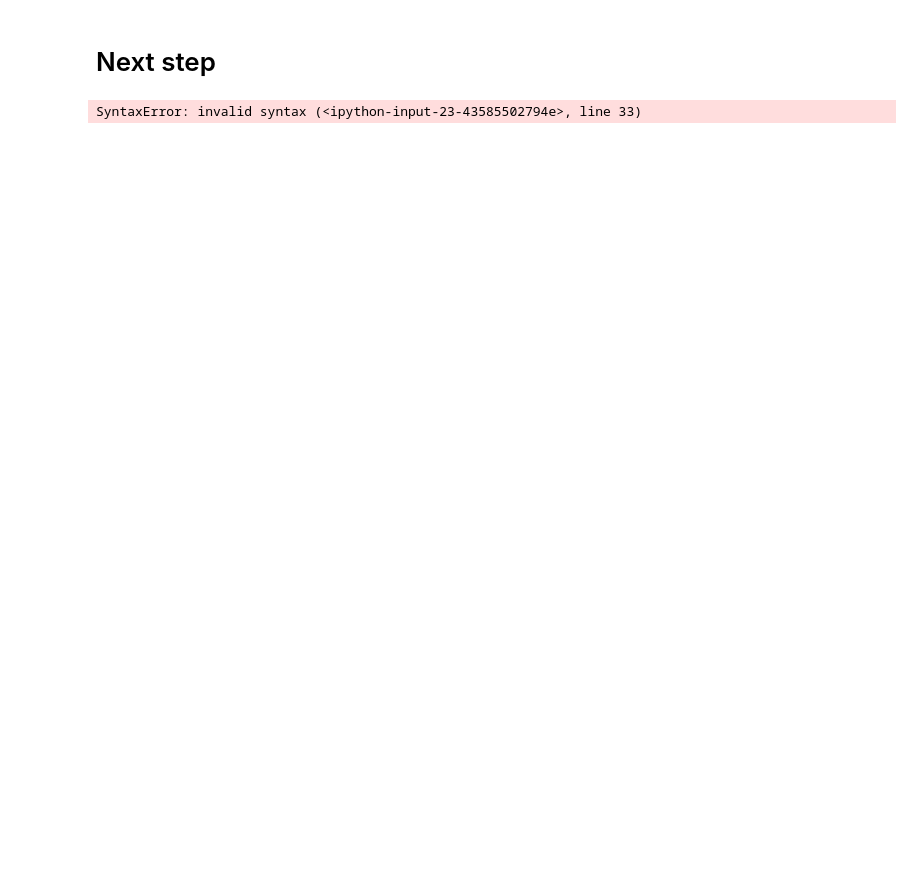
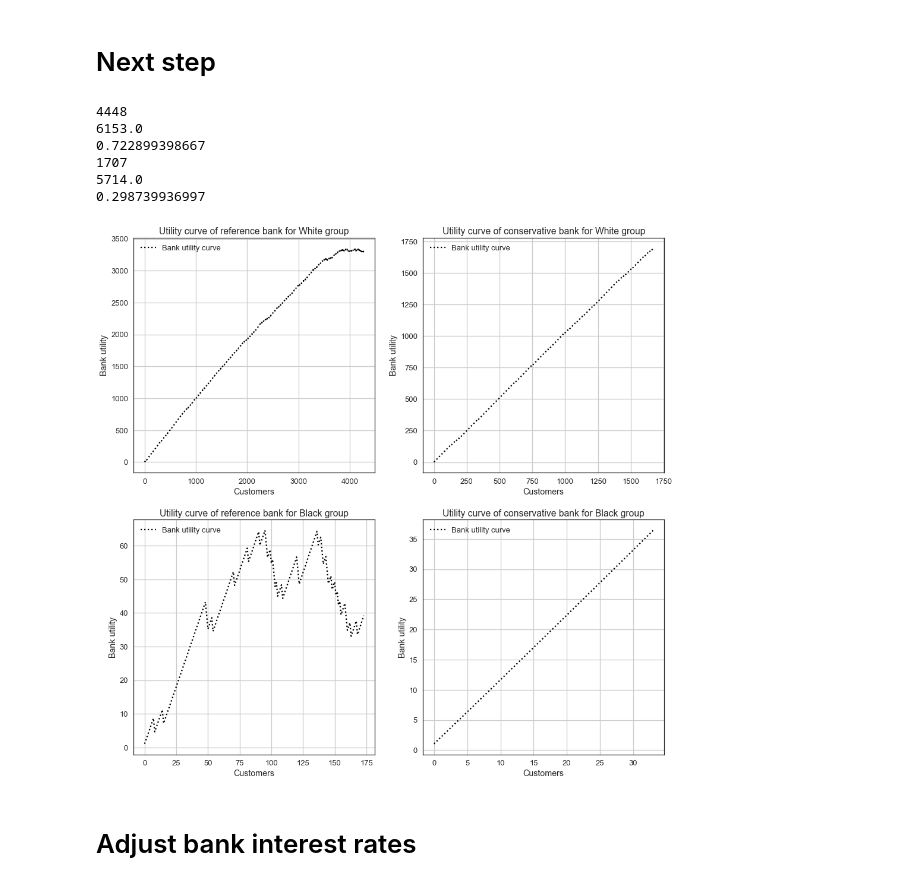
Before and after one commit to APMSSSR/Master_thesis, a Jupyter notebook: notebooks/Model1V3.ipynb, the cells around one changed output. Saved outputs shown, nothing was run; the diff lists cells and outputs as text; code cells hidden in the pictures; blank space fills up the shorter version.

Commit message:
interest rate adjustment WIP

```diff
--- a/notebooks/Model1V3.ipynb
+++ b/notebooks/Model1V3.ipynb
@@ -310,12 +296,14 @@ Selection rate of conservative bank for Black group: 0.142497904443
 # Next step
 # %%
 utilities = {}
-utility_cruves = {}
+utility_curves = {}
 
 for i in range(0,len(groups)):
     #TODO select random group members
     tmp_utilities = np.zeros(len(banks))
-    tmp_utility_curves = np.zeros(len(banks))
+    tmp_utility_curves = []
+    for k in range(0, len(banks)):
+        tmp_utility_curves.append([])
 
     #go over all customers
     for j in range(0, groups[i].size):
@@ -325,13 +313,13 @@ for i in range(0,len(groups)):
         for k in range(0, len(banks)):
             if j/groups[i].size <= banks[k].group_selection_rate[groups[i].name]:
                 expected_customer_score = banks[k].get_expected_customer_score(mu_market, groups[i].scores[j])
-                interest_rate = bank[k].score_interest_rate[expected_customer_score]
+                interest_rate = banks[k].score_interest_rates[expected_customer_score]
                 if interest_rate < best_interest_rate:
                     best_interest_rate = interest_rate
                     best_bank = k
 
         if best_bank is not None:
-            #get new score
+            #get loan outcome and change score
             real_customer_score = groups[i].scores[j]
             loan_outcome = groups[i].get_repay_outcome(groups[i].score_repay_prob[real_customer_score])
             expected_customer_score = banks[best_bank].get_expected_customer_score(mu_market, groups[i].scores[j])
@@ -341,12 +329,32 @@ for i in range(0,len(groups)):
             else:
                 groups[i].default(mu_market, j)
             #get bank utility
-            tmp_utilities[best_bank] += bank[best_bank].get_customer_utility(expected_customer_score, groups[i], loan_outcome):
-            tmp_utility_curves[best_bank].append(utilities[best_bank])
+            tmp_utilities[best_bank] += banks[best_bank].get_customer_utility(expected_customer_score, groups[i], loan_outcome)
+            tmp_utility_curves[best_bank] = np.append(tmp_utility_curves[best_bank], tmp_utilities[best_bank])
 
     utilities[groups[i].name] = tmp_utilities
     utility_curves[groups[i].name] = tmp_utility_curves
     groups[i].sort_scores()
-    groups[i].plot_histogram(mu_market)
+    #groups[i].plot_histogram(mu_market)
+
+
+#adjust interest rate
+for i in range(0,len(banks)):
+
+    bank_clients = 0
+    total_clients = 0
+    #calculate market share
+    for group in groups:
+        banks[i].real_group_utility_curve[group.name] = utility_curves[group.name][i]
+        total_clients += group.size * group.loan_demand * banks[i].group_selection_rate[group.name]
+        bank_clients += len(banks[i].real_group_utility_curve[group.name])
+
+    banks[i].market_share = bank_clients/total_clients
+    print(banks[i].market_share)
 # %% [output]
-SyntaxError: invalid syntax (<ipython-input-23-43585502794e>, line 33)
+4448
+6153.0
+0.722899398667
+1707
+5714.0
+0.298739936997
@@ -363,0 +361,14 @@ if 23 < np.Infinity:
+# %%
+fig, ax = plt.subplots(2,2,figsize=(16,16));
+for i in range(len(groups)):
+    for j in range(len(banks)):
+        ax[i,j].plot(list(range(0,len(utility_curves[groups[i].name][j] ))), utility_curves[groups[i].name][j], color='black',LineStyle=':', label="Bank utility curve")
+        ax[i,j].set_title('Utility curve of ' + str(banks[j].name) + ' bank for ' + str(groups[i].name) + ' group')
+        ax[i,j].set_xlabel('Customers')
+        ax[i,j].set_ylabel('Bank utility')
+        ax[i,j].legend(loc="upper left")
+        ax[i,j].grid()
+# %% [output]
+[figure, added]
+# %% [markdown]
+# Adjust bank interest rates
```
Also changed, not shown: parts of 5 cells of this notebook.
